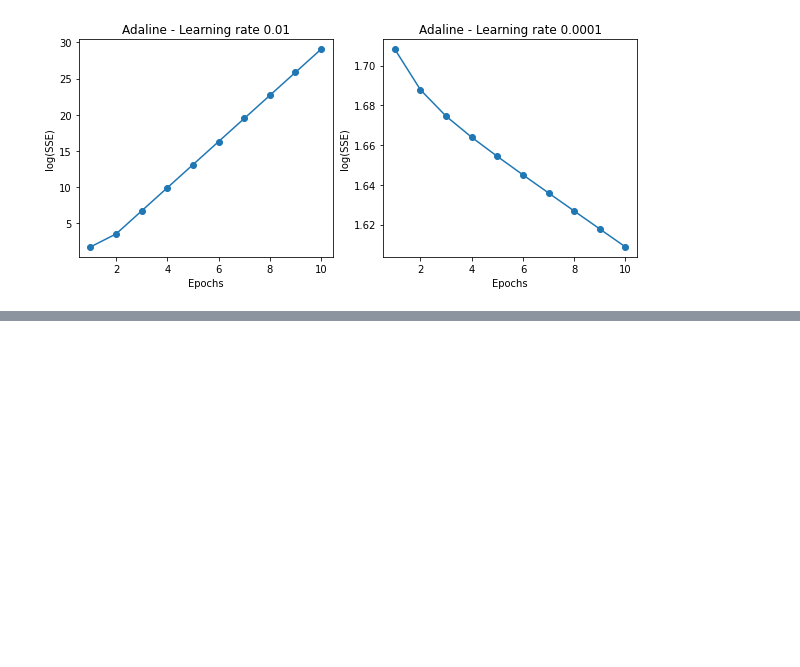
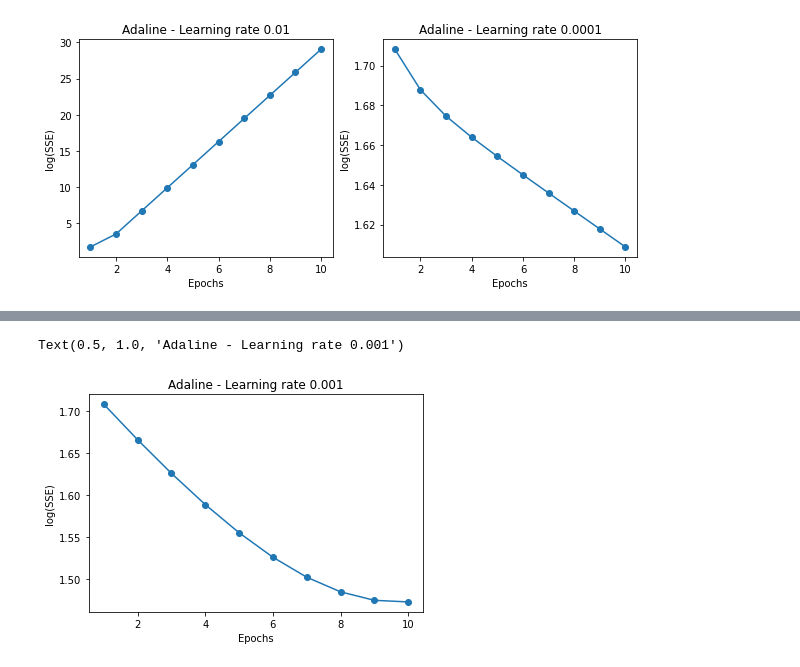
Before and after one commit to Aanderssonn/MachineLearningNotebooks, a Jupyter notebook: Artificial Neurons.ipynb, the cells around one changed output, grey strips where cells are left out. Saved outputs shown, nothing was run; the diff lists cells and outputs as text; code cells hidden in the pictures; blank space fills up the shorter version.

Commit message:
finished adaline with gradient descent and feature scaling using standardization

```diff
--- a/Artificial Neurons.ipynb
+++ b/Artificial Neurons.ipynb
@@ -295,0 +302,16 @@ Text(0.5, 1.0, 'Adaline - Learning rate 0.0001')
+# %%
+ada = AdalineGD(n_iter = 10, eta = 0.000518).fit(X, y)
+
+
+# Set up two plots.
+fig, ax = plt.subplots(nrows = 1, ncols = 1)
+
+# Left subplot with learning rate of 0.01.
+ax.plot(range(1, len(ada.cost_) + 1),
+           np.log10(ada.cost_), marker = 'o')
+ax.set_xlabel('Epochs')
+ax.set_ylabel('log(SSE)')
+ax.set_title('Adaline - Learning rate 0.001')
+# %% [output]
+Text(0.5, 1.0, 'Adaline - Learning rate 0.001')
+[figure, added]
```
Also changed, not shown: parts of 4 cells of this notebook.
